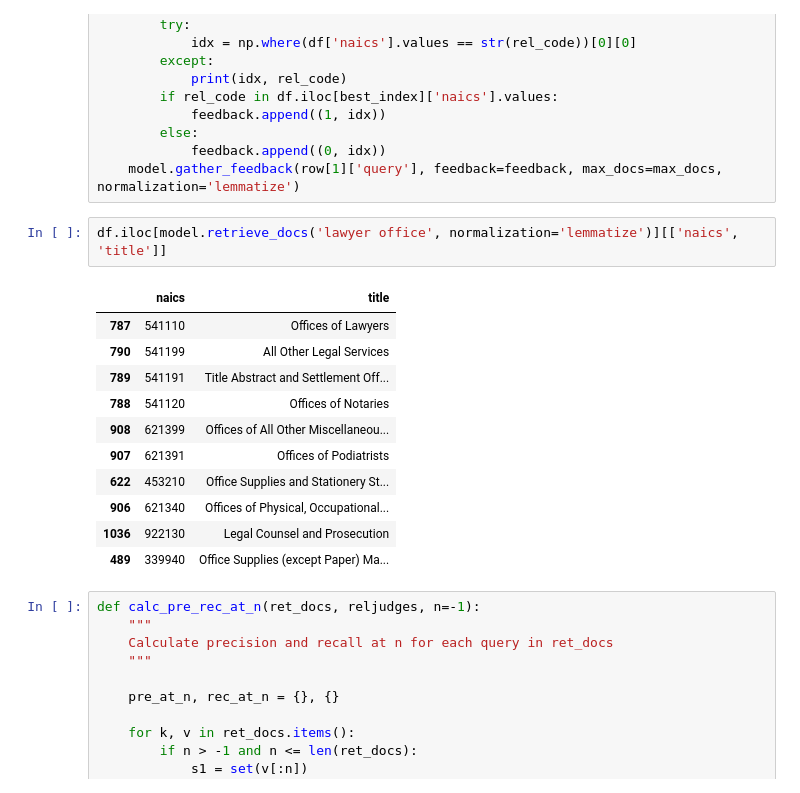
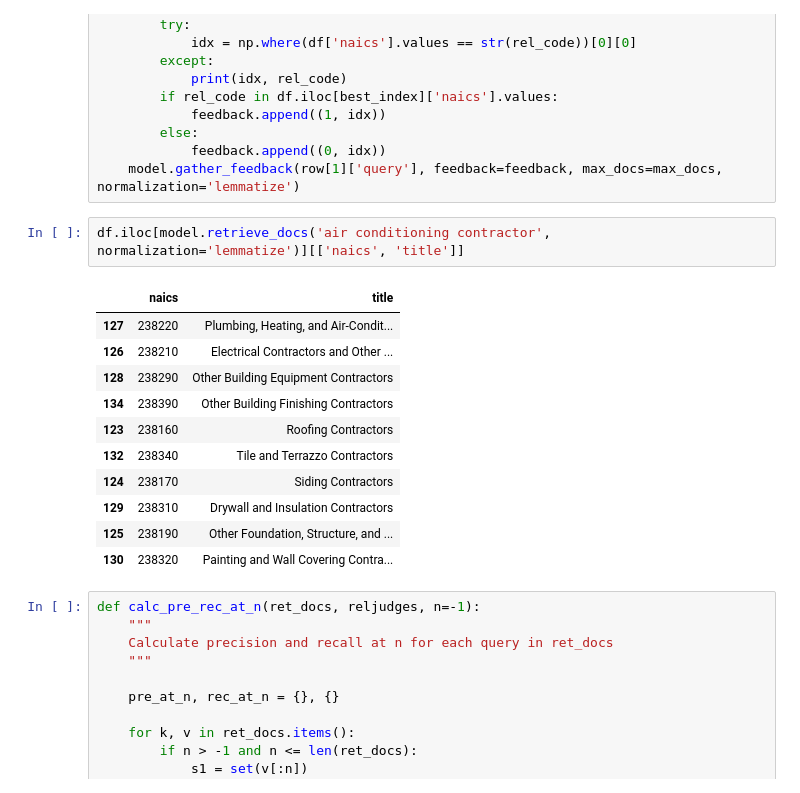
Before and after one commit to holdenmsumich/Capstoneproject, a Jupyter notebook: pt-7-Rocchio_Tfidf.ipynb, the cells around one changed output. Saved outputs shown, nothing was run; the diff lists cells and outputs as text.

```diff
--- a/pt-7-Rocchio_Tfidf.ipynb
+++ b/pt-7-Rocchio_Tfidf.ipynb
@@ -189,19 +189,19 @@ for row in relevant_naics.iterrows():
             feedback.append((0, idx))
     model.gather_feedback(row[1]['query'], feedback=feedback, max_docs=max_docs, normalization='lemmatize')
 # %%
-df.iloc[model.retrieve_docs('lawyer office', normalization='lemmatize')][['naics', 'title']]
+df.iloc[model.retrieve_docs('air conditioning contractor', normalization='lemmatize')][['naics', 'title']]
 # %% [output]
 |  | naics | title |
-| 787 | 541110 | Offices of Lawyers |
-| 790 | 541199 | All Other Legal Services |
-| 789 | 541191 | Title Abstract and Settlement Off... |
-| 788 | 541120 | Offices of Notaries |
-| 908 | 621399 | Offices of All Other Miscellaneou... |
-| 907 | 621391 | Offices of Podiatrists |
-| 622 | 453210 | Office Supplies and Stationery St... |
-| 906 | 621340 | Offices of Physical, Occupational... |
-| 1036 | 922130 | Legal Counsel and Prosecution |
-| 489 | 339940 | Office Supplies (except Paper) Ma... |
+| 127 | 238220 | Plumbing, Heating, and Air-Condit... |
+| 126 | 238210 | Electrical Contractors and Other ... |
+| 128 | 238290 | Other Building Equipment Contractors |
+| 134 | 238390 | Other Building Finishing Contractors |
+| 123 | 238160 | Roofing Contractors |
+| 132 | 238340 | Tile and Terrazzo Contractors |
+| 124 | 238170 | Siding Contractors |
+| 129 | 238310 | Drywall and Insulation Contractors |
+| 125 | 238190 | Other Foundation, Structure, and ... |
+| 130 | 238320 | Painting and Wall Covering Contra... |
 # %%
 def calc_pre_rec_at_n(ret_docs, reljudges, n=-1):
     """
```
Also changed, not shown: parts of 3 cells of this notebook.
